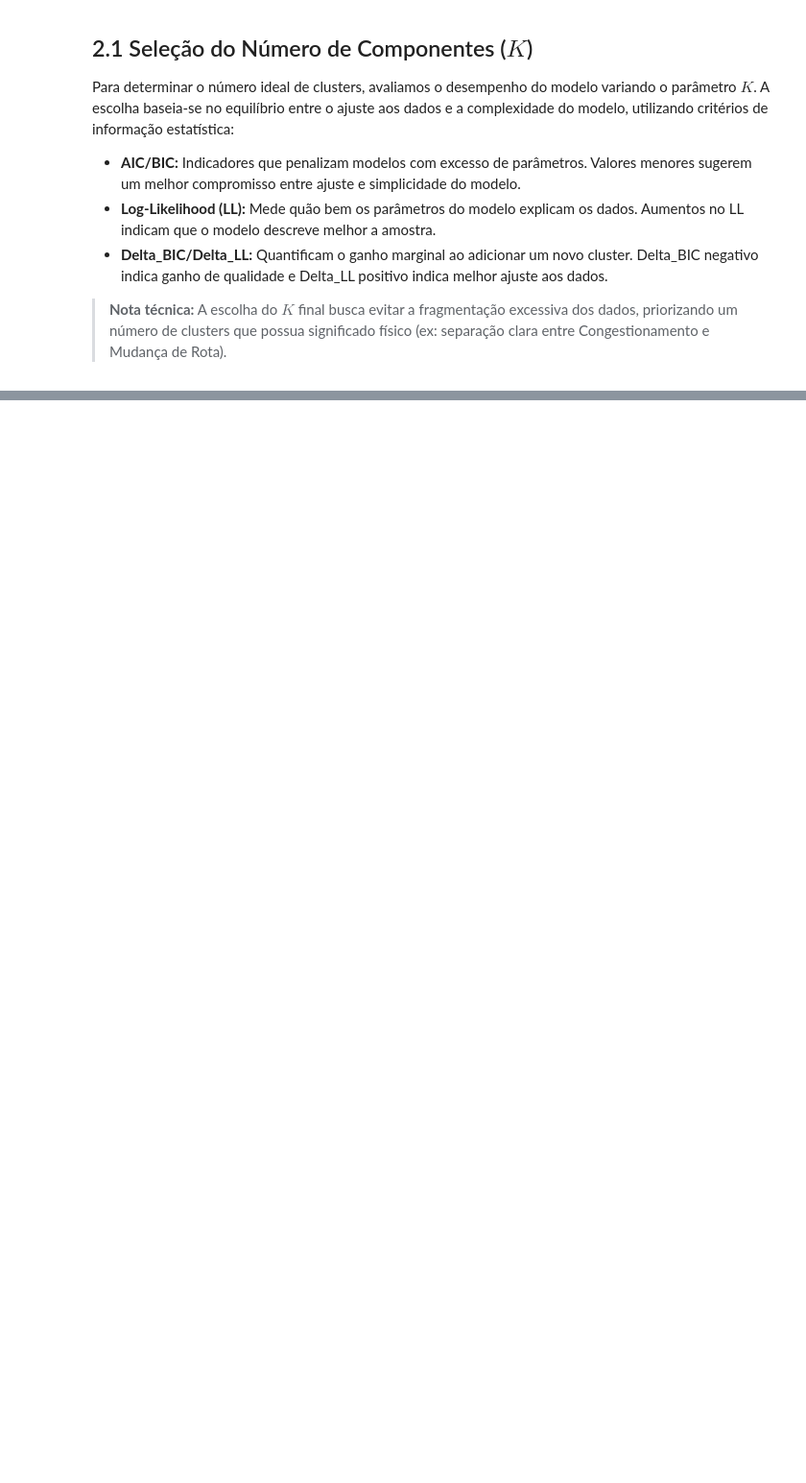
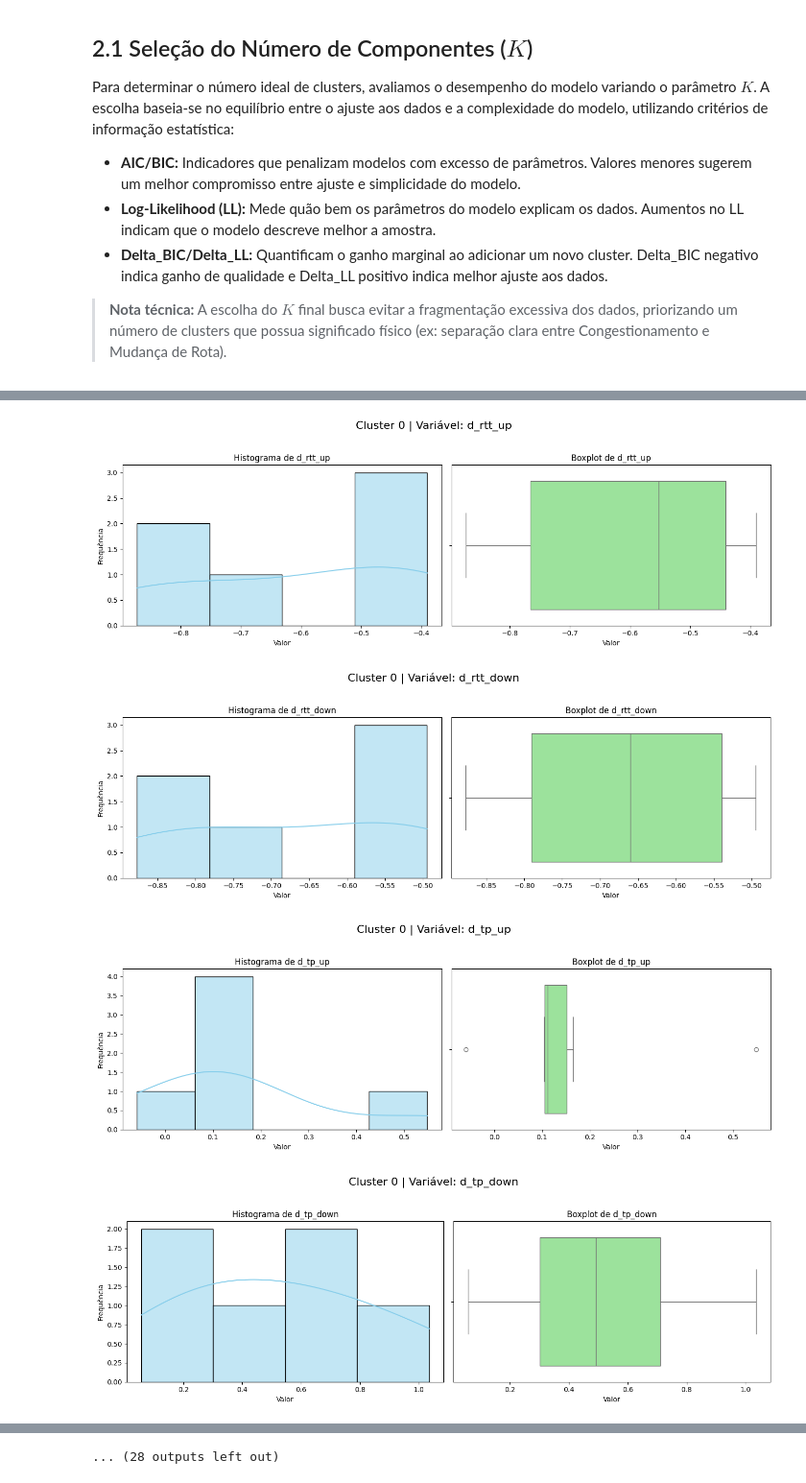
Before and after one commit to lhscaldas/Mestrado, a Jupyter notebook: cluster_analysis.ipynb, the cells around one changed output, grey strips where cells are left out. Shown at 96% size. Cells and saved outputs as stored; diff of their text form; code cells hidden in the pictures; blank space fills up the shorter version.

```diff
--- a/cluster_analysis.ipynb
+++ b/cluster_analysis.ipynb
@@ -220,0 +181,38 @@ ANÁLISE DE COVARIÂNCIA (ESTRUTURA DE CORRELAÇÃO)
+# %%
+# Lista das variáveis de interesse
+variables = ['d_rtt_up', 'd_rtt_down', 'd_tp_up', 'd_tp_down', 'd_pl']
+
+# Obtendo os clusters únicos presentes no DataFrame
+clusters = df_clusters['cluster'].unique()
+
+# Ordenar os clusters para garantir uma apresentação consistente
+clusters.sort()
+
+for cluster in clusters:
+    # Filtrando os dados para o cluster atual
+    df_temp = df_clusters[df_clusters['cluster'] == cluster]
+
+    for var in variables:
+        # Criando uma nova figura com dois subplots (1 linha, 2 colunas)
+        fig, axes = plt.subplots(1, 2, figsize=(14, 5))
+        fig.suptitle(f'Cluster {cluster} | Variável: {var}', fontsize=16)
+
+        # Histograma com KDE (estimativa de densidade kernel)
+        sns.histplot(df_temp[var], kde=True, ax=axes[0], color='skyblue')
+        axes[0].set_title(f'Histograma de {var}')
+        axes[0].set_xlabel('Valor')
+        axes[0].set_ylabel('Frequência')
+
+        # Boxplot
+        sns.boxplot(x=df_temp[var], ax=axes[1], color='lightgreen')
+        axes[1].set_title(f'Boxplot de {var}')
+        axes[1].set_xlabel('Valor')
+
+        # Ajusta o layout para evitar sobreposição
+        plt.tight_layout(rect=[0, 0.03, 1, 0.95])
+        plt.show()
+# %% [output]
+[figure, added]
+[figure, added]
+[figure, added]
+[figure, added]
@@ -220,0 +227 @@ ANÁLISE DE COVARIÂNCIA (ESTRUTURA DE CORRELAÇÃO)
+... (28 outputs left out)
```
Also changed, not shown: parts of 7 cells of this notebook, 11 other files.
